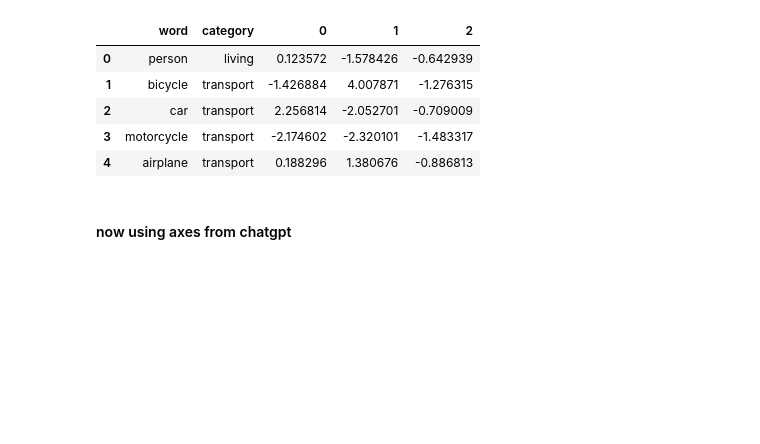
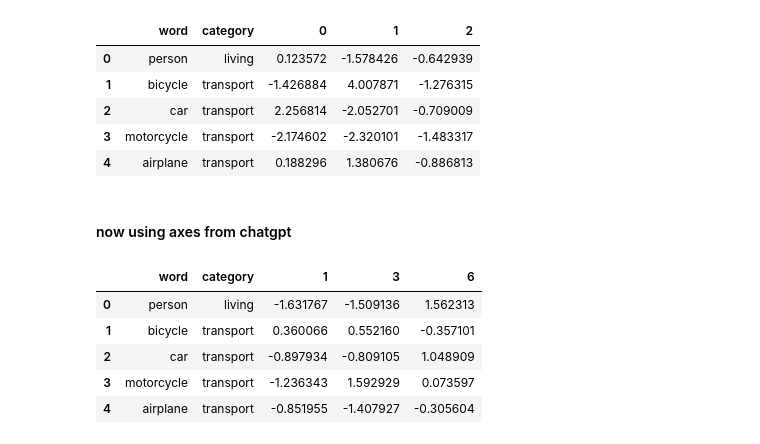
Before and after one commit to mattelim/interprexis-mit-6.8610-nlp, a Jupyter notebook: catherine_experiment.ipynb, the cells around one changed output. Drawn from its saved outputs; the diff is of its cells as text; code cells hidden in the pictures; blank space fills up the shorter version.

```diff
--- a/catherine_experiment.ipynb
+++ b/catherine_experiment.ipynb
@@ -229,3 +229,26 @@ fig = px.scatter_3d(
 fig.show()
 # %% [markdown]
 #### now using axes from chatgpt
+# %%
+# create dataframe with 3 axes chosen by chatgpt:
+gpt_df = df[[1, 3, 6]]
+
+# normalize
+gpt_df = (gpt_df - gpt_df.mean()) / gpt_df.std()
+
+# convert columns to string
+gpt_df.columns = gpt_df.columns.astype(str)
+
+# insert word and category columns
+gpt_df.insert(0, 'word', coco_classes)
+gpt_df.insert(1, 'category', [cat_dict[c] for c in categories])
+
+# preview df
+gpt_df.head()
+# %% [output]
+|  | word | category | 1 | 3 | 6 |
+| 0 | person | living | -1.631767 | -1.509136 | 1.562313 |
+| 1 | bicycle | transport | 0.360066 | 0.552160 | -0.357101 |
+| 2 | car | transport | -0.897934 | -0.809105 | 1.048909 |
+| 3 | motorcycle | transport | -1.236343 | 1.592929 | 0.073597 |
+| 4 | airplane | transport | -0.851955 | -1.407927 | -0.305604 |
```
Also changed, not shown: parts of 2 cells of this notebook.
